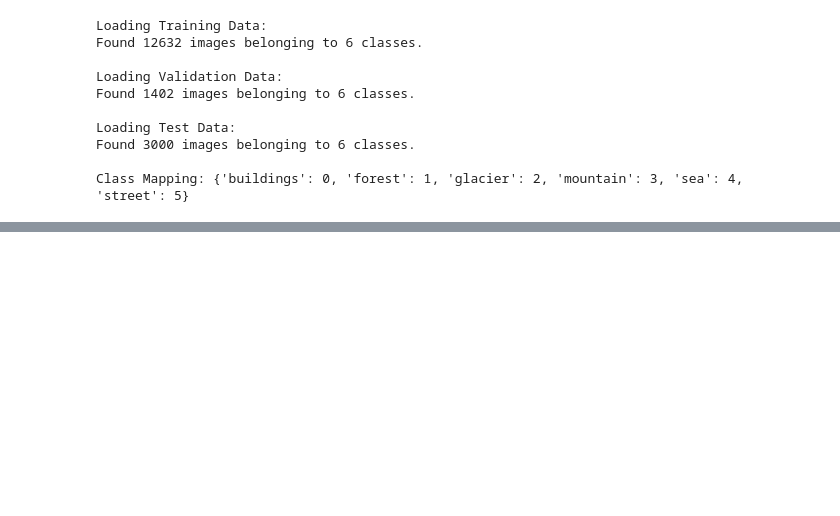
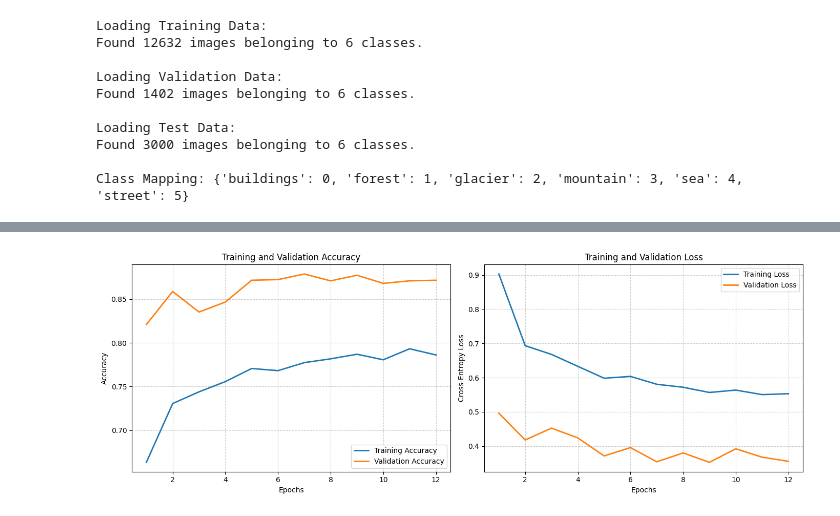
Before and after one commit to SenuraSudusinghe/deep-learning-image-classification, a Jupyter notebook: notebook95045d4134.ipynb, the cells around one changed output, grey strips where cells are left out. Drawn from its saved outputs; the diff is of its cells as text; code cells hidden in the pictures; blank space fills up the shorter version.

Commit message:
Kaggle Notebook | notebook95045d4134 | Version 3

```diff
--- a/notebook95045d4134.ipynb
+++ b/notebook95045d4134.ipynb
@@ -226 +226,37 @@ Total Training Duration: 43.30 minutes
 Model saved to /kaggle/working/vgg16_final_model.h5
+# %%
+import matplotlib.pyplot as plt
+
+acc = history.history['accuracy']
+val_acc = history.history['val_accuracy']
+loss = history.history['loss']
+val_loss = history.history['val_loss']
+epochs_range = range(1, len(acc) + 1)
+
+plt.figure(figsize=(14, 5))
+
+# Accuracy Curve
+plt.subplot(1, 2, 1)
+plt.plot(epochs_range, acc, label='Training Accuracy', color='#1f77b4', lw=2)
+plt.plot(epochs_range, val_acc, label='Validation Accuracy', color='#ff7f0e', lw=2)
+plt.title('Training and Validation Accuracy', fontsize=12)
+plt.xlabel('Epochs')
+plt.ylabel('Accuracy')
+plt.legend(loc='lower right')
+plt.grid(True, linestyle='--', alpha=0.6)
+
+# Loss Curve
+plt.subplot(1, 2, 2)
+plt.plot(epochs_range, loss, label='Training Loss', color='#1f77b4', lw=2)
+plt.plot(epochs_range, val_loss, label='Validation Loss', color='#ff7f0e', lw=2)
+plt.title('Training and Validation Loss', fontsize=12)
+plt.xlabel('Epochs')
+plt.ylabel('Cross-Entropy Loss')
+plt.legend(loc='upper right')
+plt.grid(True, linestyle='--', alpha=0.6)
+
+plt.tight_layout()
+plt.savefig('/kaggle/working/vgg16_learning_curves.png', dpi=300)
+plt.show()
+# %% [output]
+[figure, added]
```
Also changed, not shown: parts of 4 cells of this notebook.
